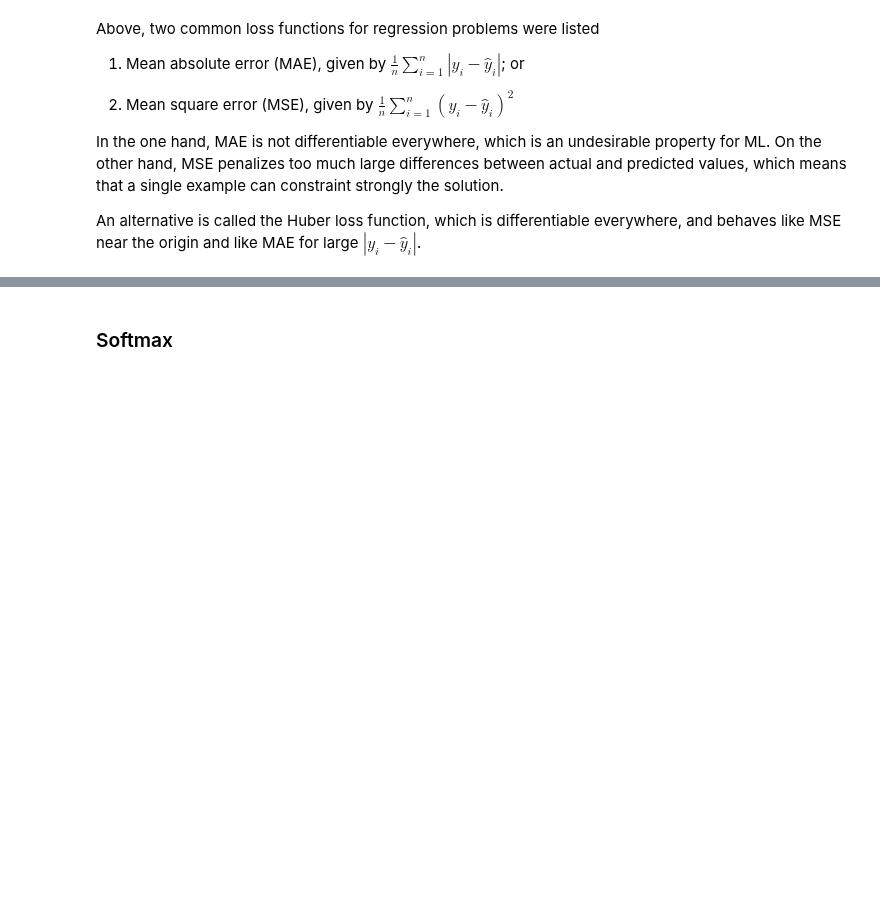
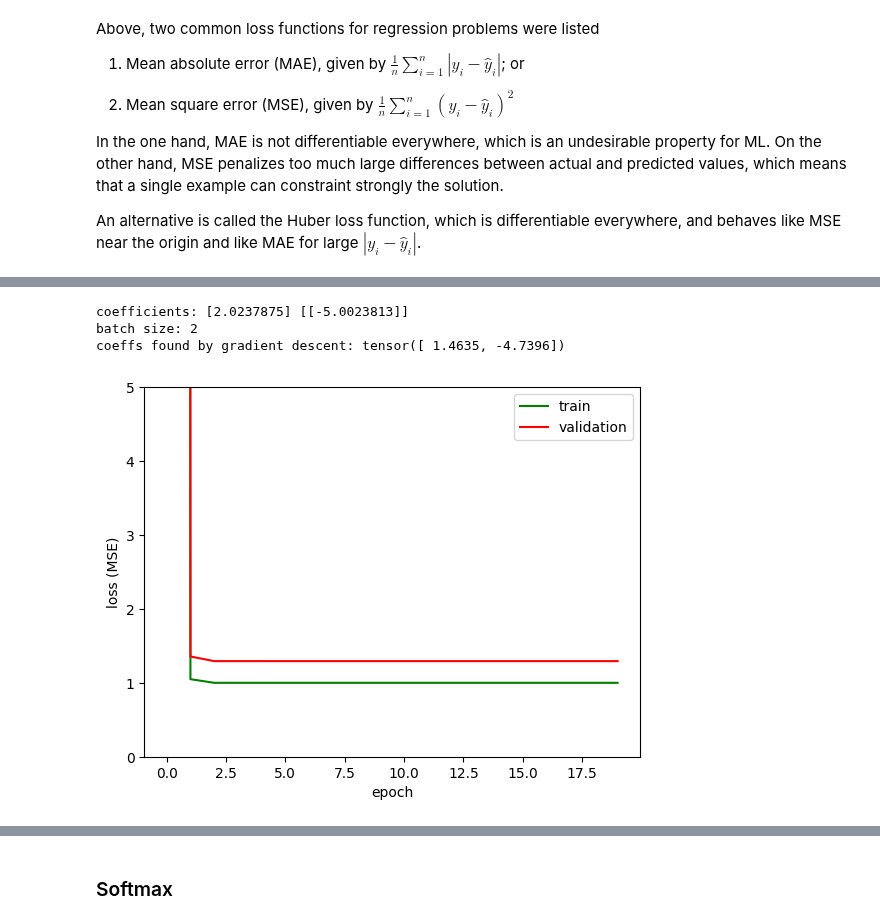
Before and after one commit to isa-ulisboa/greends-pml, a Jupyter notebook: ML_overview_with_examples.ipynb, the cells around one changed output, grey strips where cells are left out. Cells and saved outputs as stored; diff of their text form; code cells hidden in the pictures; blank space fills up the shorter version.

```diff
--- a/ML_overview_with_examples.ipynb
+++ b/ML_overview_with_examples.ipynb
@@ -227,0 +299,80 @@ An alternative is called the Huber loss function, which is differentiable everyw
+# %%
+# This example illustrates: gradient descent with PyTorch, train&test,  mini-batch, analytic LS regression vs SD
+import matplotlib.pyplot as plt
+import torch
+import numpy as np
+from sklearn.model_selection import train_test_split
+torch.manual_seed(42)
+
+B=10 # batch size
+step_size = 0.1 # learning rate
+iter=20 # number epochs
+
+############################################ Creating synthetic data
+# Creating a function f(X) with a slope of -5
+X = torch.arange(-5, 5, 0.1).view(-1, 1) # rank-2 tensor
+func = -5 * X + 2
+# Adding Gaussian noise to the function f(X) and saving it in Y
+y = func + 0.4 * torch.randn(X.size())
+
+##################################### Create train and validation sets
+X_train, X_valid, y_train, y_valid = train_test_split(X, y, test_size=0.2, random_state=42)
+
+########################################## Baseline: Linear regression LS solution
+from sklearn.linear_model import LinearRegression
+reg = LinearRegression().fit(X, y)
+print('coefficients:',reg.intercept_,reg.coef_)
+
+####################################################### Gradient Descent
+# initial weights
+coeffs=torch.tensor([-20.,-10.]).requires_grad_()
+
+# defining the function for prediction (linear regression)
+def calc_preds(x):
+  return coeffs[0] + coeffs[1] * x
+
+# Computing MSE loss for one batch of exemples
+def calc_loss_from_labels(y_pred, y):
+  return torch.mean((y_pred - y) ** 2)
+
+# lists to store losses for each epoch
+training_losses=[]; validation_losses=[]
+
+# epochs
+for i in range(iter):
+  # calculating loss as in the beginning of an epoch and storing it
+    y_pred = calc_preds(X_train)
+    training_losses.append(calc_loss_from_labels(y_pred, y_train).tolist())
+    y_pred = calc_preds(X_valid)
+    validation_losses.append(calc_loss_from_labels(y_pred, y_valid).tolist())
+    # mini-batch gradient descent: weight are updated after each batch
+    for idx_start in np.arange(0,X_train.shape[0],B):
+        # create batch
+        batch_X=X_train[idx_start:(idx_start+B),:]
+        batch_y=y_train[idx_start:(idx_start+B):]
+        # making a prediction in forward pass
+        y_pred = calc_preds(batch_X)
+        # calculating the loss between predicted and actual values
+        loss = calc_loss_from_labels(y_pred, batch_y)
+        # compute gradient
+        loss.backward()
+        with torch.no_grad():
+            # update coeffs
+            coeffs.sub_(coeffs.grad * step_size)
+            # zerofy gradients (because they add up)
+            coeffs.grad.zero_()
+
+print('batch size:', B)
+print('coeffs found by gradient descent:',coeffs.requires_grad_(False))
+# plot training and validation losses along epochs
+plt.plot(training_losses, '-g',  validation_losses, '-r')
+plt.gca().legend(('train','validation'))
+plt.ylim(0, 5)
+plt.xlabel('epoch')
+plt.ylabel('loss (MSE)')
+plt.show()
+# %% [output]
+coefficients: [2.0237875] [[-5.0023813]]
+batch size: 2
+coeffs found by gradient descent: tensor([ 1.4635, -4.7396])
+[figure, added]
```
Also changed, not shown: parts of 23 cells of this notebook.
